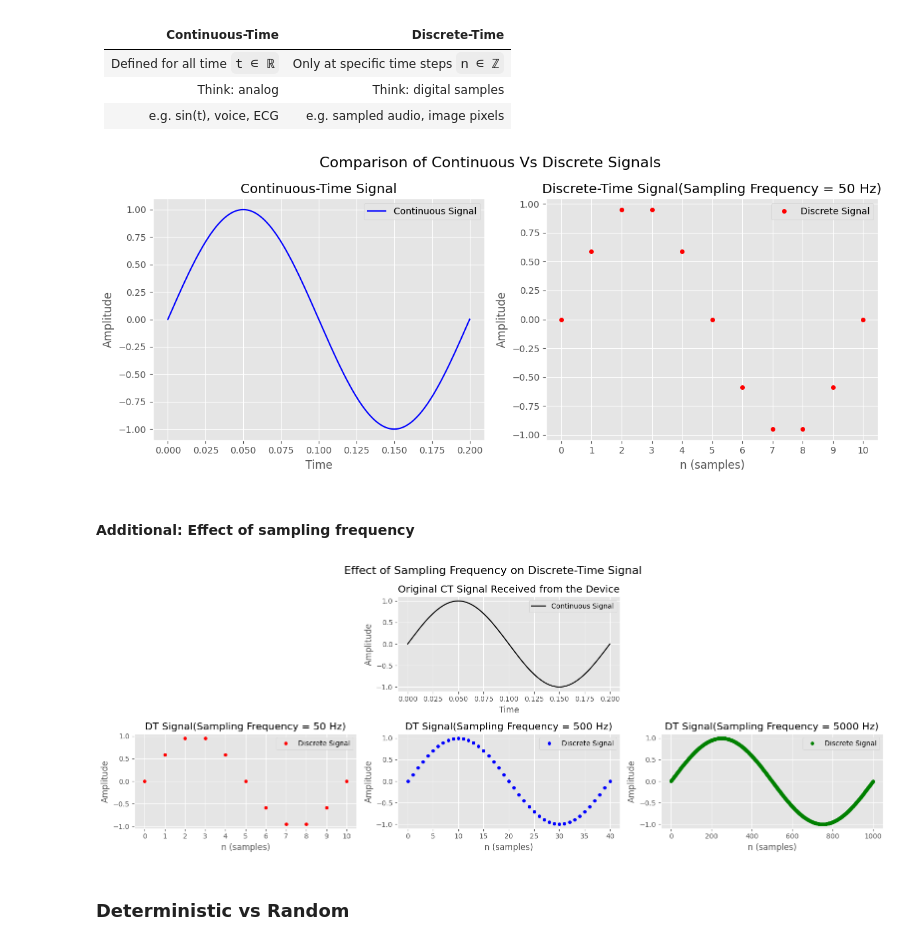
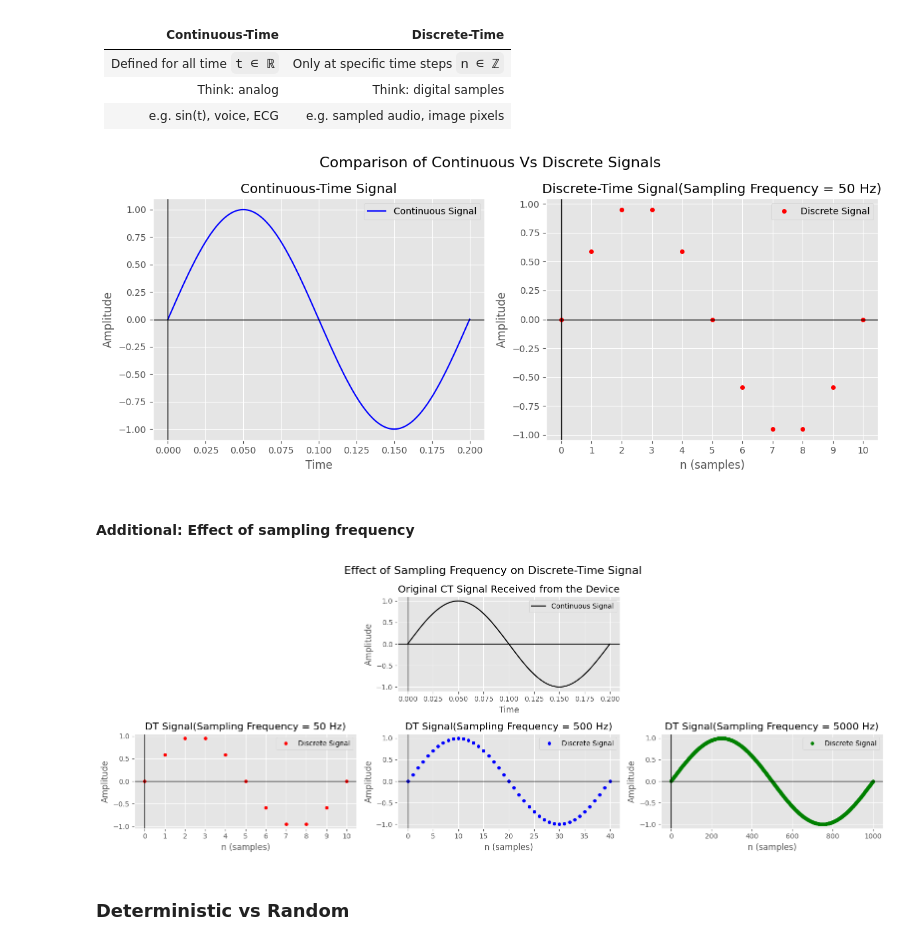
Before and after one commit to Oshadha345/Signals_and_Systems, a Jupyter notebook: Notebook/Signals.ipynb, the cells around one changed output. Drawn from its saved outputs; the diff is of its cells as text; code cells hidden in the pictures.

```diff
--- a/Notebook/Signals.ipynb
+++ b/Notebook/Signals.ipynb
@@ -178,38 +178,42 @@ x_ct = np.sin(2 * np.pi * t / T)
 
 # if the sampling frequency is 50 Hz ; T/10 = 0.02 seconds
 n_50 = np.arange(0,11)  # 10 samples
-x_dt_50 = np.sin(2 * np.pi * 0.1 * n)
+x_dt_50 = np.sin(2 * np.pi * 0.1 * n_50)
 
 
 #plot both signals
 
 plt.figure(figsize=(12,5))
 
 
 plt.subplot(1, 2, 1)
 plt.plot(t, x_ct, label='Continuous Signal', color='blue')
 plt.title('Continuous-Time Signal')
 plt.xlabel('Time')
 plt.ylabel('Amplitude')
+plt.axhline(y=0, color='black', linestyle='-', linewidth=1)
+plt.axvline(x=0, color='black', linestyle='-', linewidth=1)
 plt.legend(loc='upper right')
 
 plt.subplot(1, 2, 2)
 plt.plot(n_50, x_dt_50, 'ro', label='Discrete Signal', markersize=4)
 plt.title('Discrete-Time Signal(Sampling Frequency = 50 Hz)')
 plt.xticks(n_50)  # Set x-ticks to match discrete samples
 plt.xlabel('n (samples)')
 plt.ylabel('Amplitude')
+plt.axhline(y=0, color='black', linestyle='-', linewidth=1)
+plt.axvline(x=0, color='black', linestyle='-', linewidth=1)
 plt.legend(loc='upper right')
 
 
 plt.suptitle('Comparison of Continuous Vs Discrete Signals', fontsize=16)
 plt.subplots_adjust(hspace=0.4, wspace=0.4)
 style.use('ggplot')
 plt.grid(True)
 plt.tight_layout()
 plt.show()
 # %% [output]
-[figure, old version]
+[figure, new version]
 # %% [markdown]
 #### Additional: Effect of sampling frequency
 # %%
@@ -224,7 +228,7 @@ x_ct = np.sin(2 * np.pi * t / T)
 
 # if the sampling frequency is 50 Hz ; T/10 = 0.02 seconds
 n_50 = np.arange(0,11)  # 10 samples
-x_dt_50 = np.sin(2 * np.pi * 0.1 * n)
+x_dt_50 = np.sin(2 * np.pi * 0.1 * n_50)
 
 # if the sampling frequency is 100 Hz ; T/40 = 0.005 seconds
 n_500 = np.arange(0, 41)  # 40 samples
@@ -244,6 +248,8 @@ plt.plot(t, x_ct, label='Continuous Signal', color='black')
 plt.title('Original CT Signal Received from the Device')
 plt.xlabel('Time')
 plt.ylabel('Amplitude')
+plt.axhline(y=0, color='black', linestyle='-', linewidth=1)
+plt.axvline(x=0, color='black', linestyle='-', linewidth=1)
 plt.legend(loc='upper right')
 
 plt.subplot(2, 3, 4)
@@ -252,6 +258,8 @@ plt.title('DT Signal(Sampling Frequency = 50 Hz)')
 plt.xticks(n_50)  # Set x-ticks to match discrete samples
 plt.xlabel('n (samples)')
 plt.ylabel('Amplitude')
+plt.axhline(y=0, color='black', linestyle='-', linewidth=1)
+plt.axvline(x=0, color='black', linestyle='-', linewidth=1)
 plt.legend(loc='upper right')
 
 plt.subplot(2, 3, 5)
@@ -259,6 +267,8 @@ plt.plot(n_500, x_dt_500, 'bo', label='Discrete Signal', markersize=4)
 plt.title('DT Signal(Sampling Frequency = 500 Hz)')
 plt.xlabel('n (samples)')
 plt.ylabel('Amplitude')
+plt.axhline(y=0, color='black', linestyle='-', linewidth=1)
+plt.axvline(x=0, color='black', linestyle='-', linewidth=1)
 plt.legend(loc='upper right')
 
 plt.subplot(2, 3, 6)
@@ -266,6 +276,8 @@ plt.plot(n_5000, x_dt_5000, 'go', label='Discrete Signal', markersize=4)
 plt.title('DT Signal(Sampling Frequency = 5000 Hz)')
 plt.xlabel('n (samples)')
 plt.ylabel('Amplitude')
+plt.axhline(y=0, color='black', linestyle='-', linewidth=1)
+plt.axvline(x=0, color='black', linestyle='-', linewidth=1)
 plt.legend(loc='upper right')
 
 plt.suptitle('Effect of Sampling Frequency on Discrete-Time Signal', fontsize=16)
@@ -274,7 +286,7 @@ plt.grid(True)
 plt.tight_layout()
 plt.show()
 # %% [output]
-[figure, old version]
+[figure, new version]
 # %% [markdown]
 ### Deterministic vs Random
 # %% [markdown]
```
Also changed, not shown: parts of 20 cells of this notebook, 2 other files.
